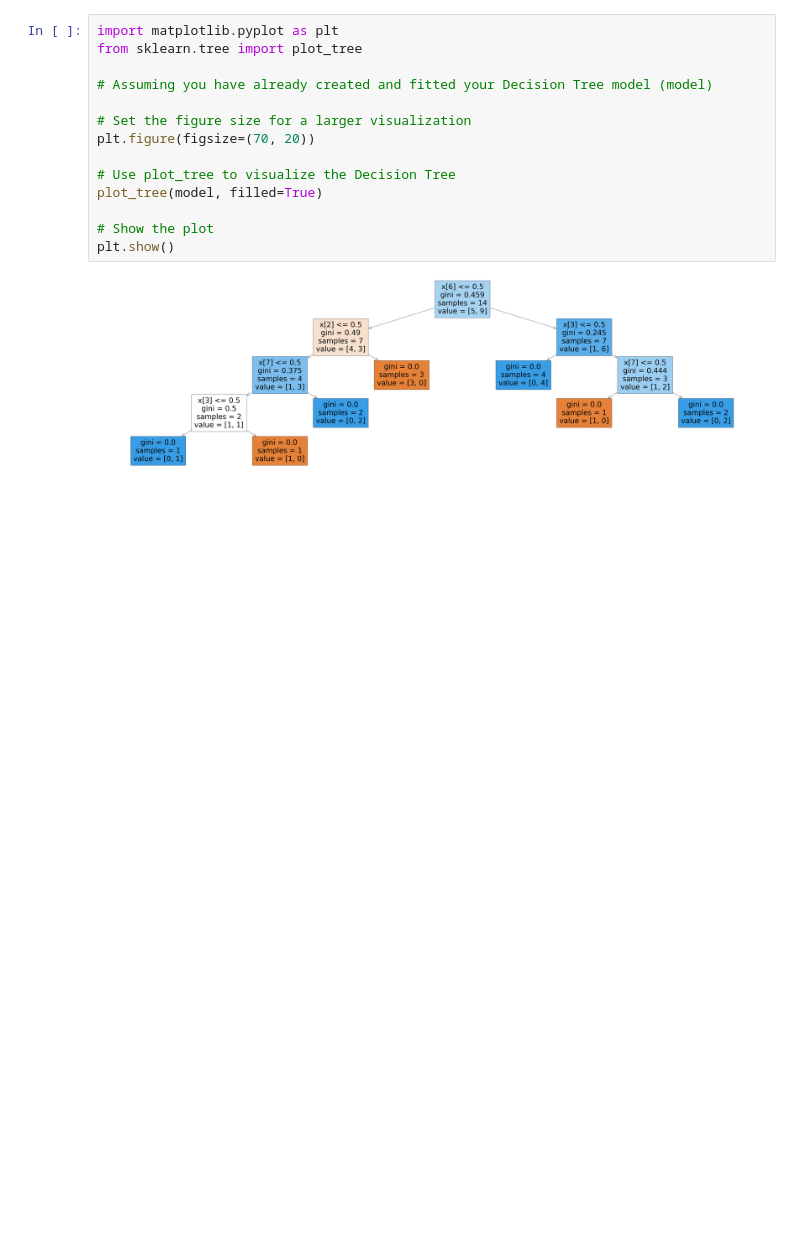
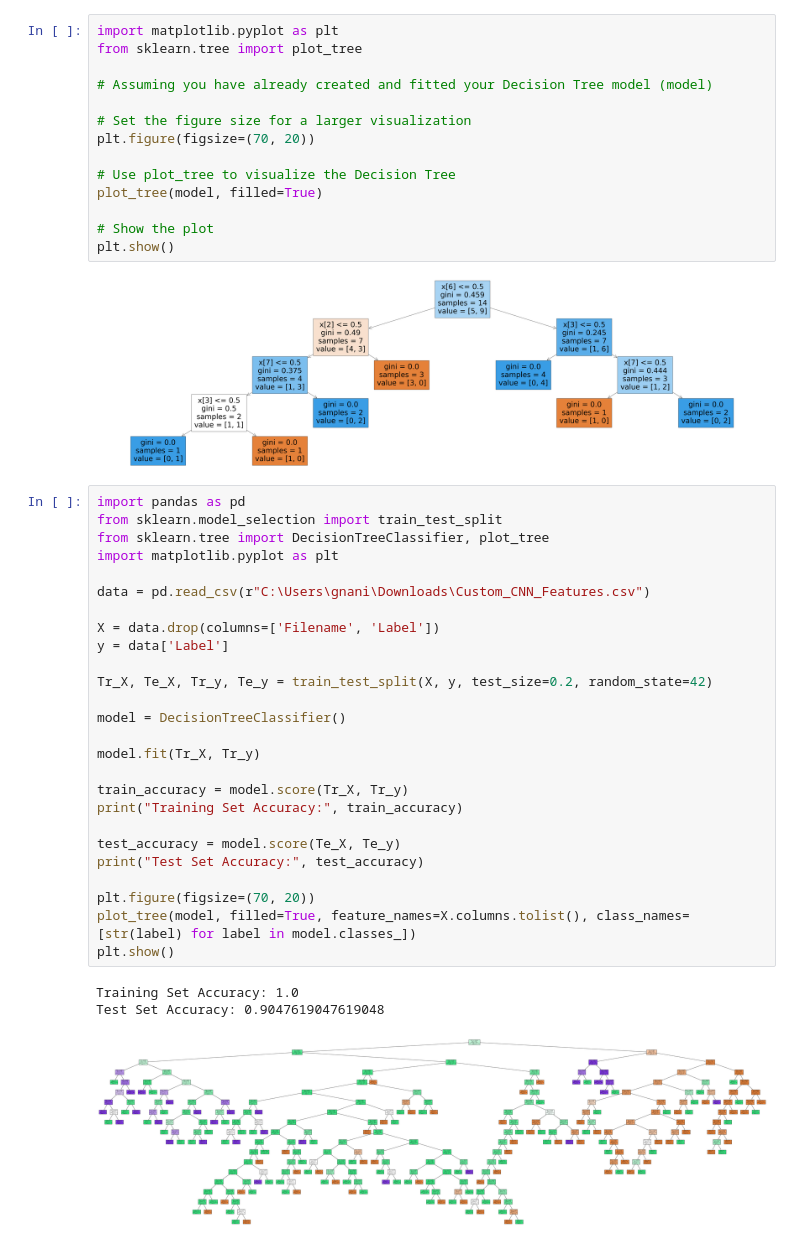
Before and after one commit to gnani43/mlassignment, a Jupyter notebook: lab4.ipynb, the cells around one changed output. Saved outputs shown, nothing was run; the diff lists cells and outputs as text; blank space fills up the shorter version.

```diff
--- a/lab4.ipynb
+++ b/lab4.ipynb
@@ -127,3 +127,33 @@ plot_tree(model, filled=True)
 plt.show()
 # %% [output]
 [figure]
+# %%
+import pandas as pd
+from sklearn.model_selection import train_test_split
+from sklearn.tree import DecisionTreeClassifier, plot_tree
+import matplotlib.pyplot as plt
+
+data = pd.read_csv(r"C:\Users\gnani\Downloads\Custom_CNN_Features.csv")
+
+X = data.drop(columns=['Filename', 'Label'])
+y = data['Label']
+
+Tr_X, Te_X, Tr_y, Te_y = train_test_split(X, y, test_size=0.2, random_state=42)
+
+model = DecisionTreeClassifier()
+
+model.fit(Tr_X, Tr_y)
+
+train_accuracy = model.score(Tr_X, Tr_y)
+print("Training Set Accuracy:", train_accuracy)
+
+test_accuracy = model.score(Te_X, Te_y)
+print("Test Set Accuracy:", test_accuracy)
+
+plt.figure(figsize=(70, 20))
+plot_tree(model, filled=True, feature_names=X.columns.tolist(), class_names=[str(label) for label in model.classes_])
+plt.show()
+# %% [output]
+Training Set Accuracy: 1.0
+Test Set Accuracy: 0.9047619047619048
+[figure, added]
```
